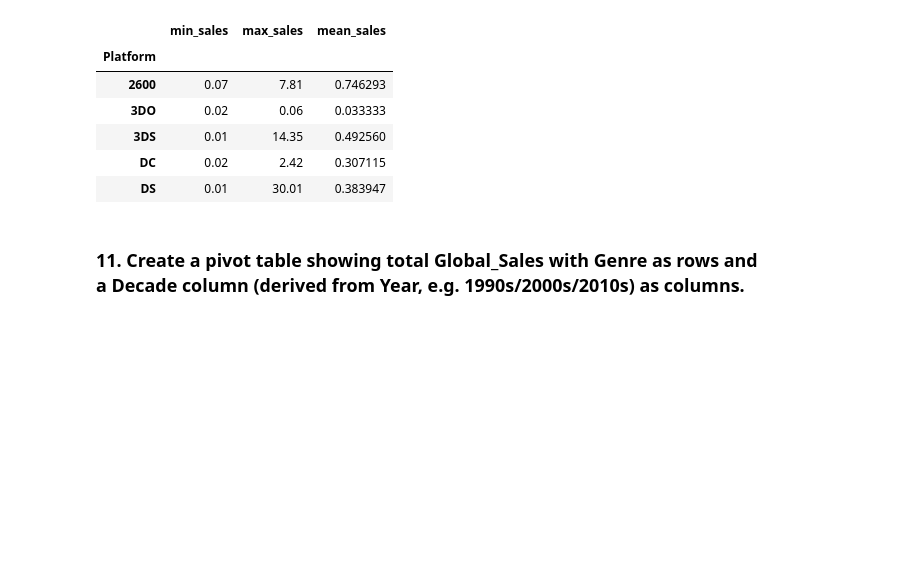
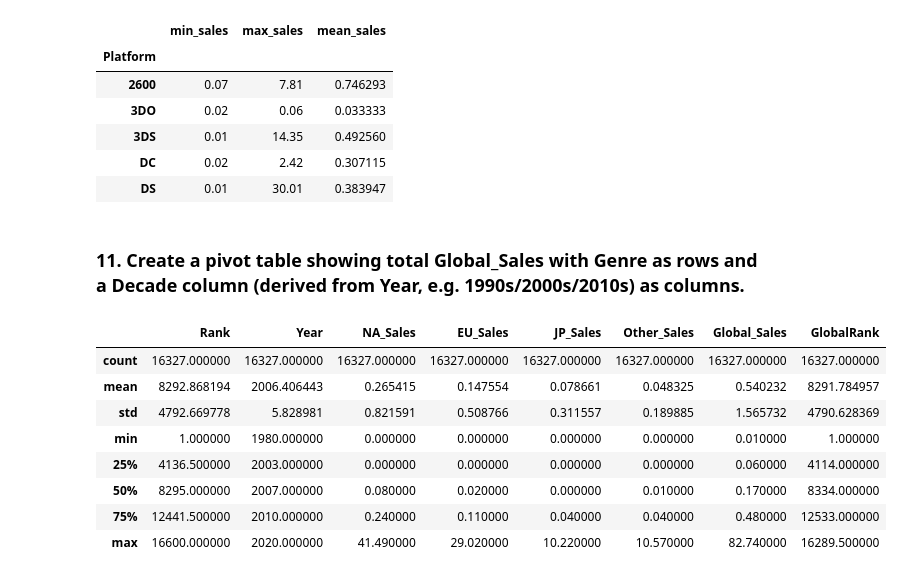
Before and after one commit to MrLeo0087/Python-Libraries, a Jupyter notebook: Pandas/Video_game.ipynb, the cells around one changed output. Drawn from its saved outputs; the diff is of its cells as text; code cells hidden in the pictures; blank space fills up the shorter version.

```diff
--- a/Pandas/Video_game.ipynb
+++ b/Pandas/Video_game.ipynb
@@ -285,3 +285,15 @@ df.groupby(by='Platform').agg(
 | DS | 0.01 | 30.01 | 0.383947 |
 # %% [markdown]
 ### 11. Create a pivot table showing total Global_Sales with Genre as rows and a Decade column (derived from Year, e.g. 1990s/2000s/2010s) as columns.
+# %%
+df.describe()
+# %% [output]
+|  | Rank | Year | NA_Sales | EU_Sales | JP_Sales | Other_Sales | Global_Sales | GlobalRank |
+| count | 16327.000000 | 16327.000000 | 16327.000000 | 16327.000000 | 16327.000000 | 16327.000000 | 16327.000000 | 16327.000000 |
+| mean | 8292.868194 | 2006.406443 | 0.265415 | 0.147554 | 0.078661 | 0.048325 | 0.540232 | 8291.784957 |
+| std | 4792.669778 | 5.828981 | 0.821591 | 0.508766 | 0.311557 | 0.189885 | 1.565732 | 4790.628369 |
+| min | 1.000000 | 1980.000000 | 0.000000 | 0.000000 | 0.000000 | 0.000000 | 0.010000 | 1.000000 |
+| 25% | 4136.500000 | 2003.000000 | 0.000000 | 0.000000 | 0.000000 | 0.000000 | 0.060000 | 4114.000000 |
+| 50% | 8295.000000 | 2007.000000 | 0.080000 | 0.020000 | 0.000000 | 0.010000 | 0.170000 | 8334.000000 |
+| 75% | 12441.500000 | 2010.000000 | 0.240000 | 0.110000 | 0.040000 | 0.040000 | 0.480000 | 12533.000000 |
+| max | 16600.000000 | 2020.000000 | 41.490000 | 29.020000 | 10.220000 | 10.570000 | 82.740000 | 16289.500000 |
```
Also changed, not shown: parts of 3 cells of this notebook.
